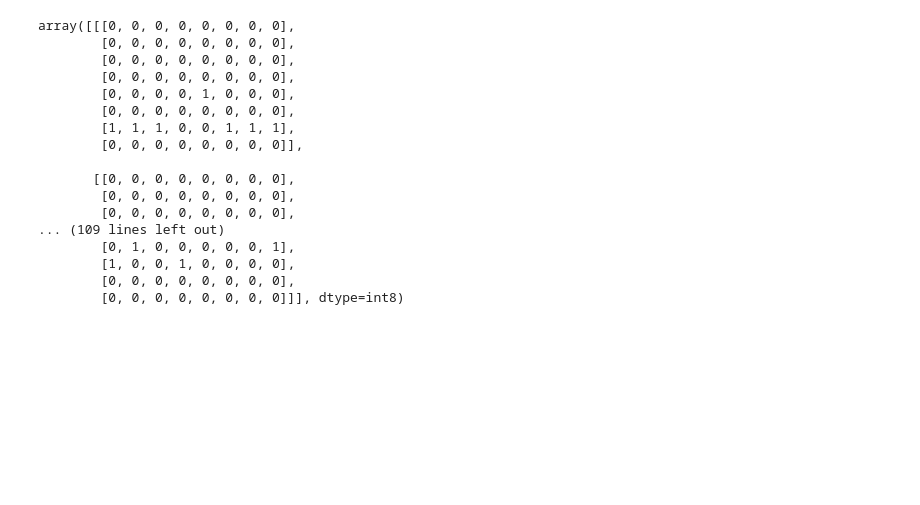
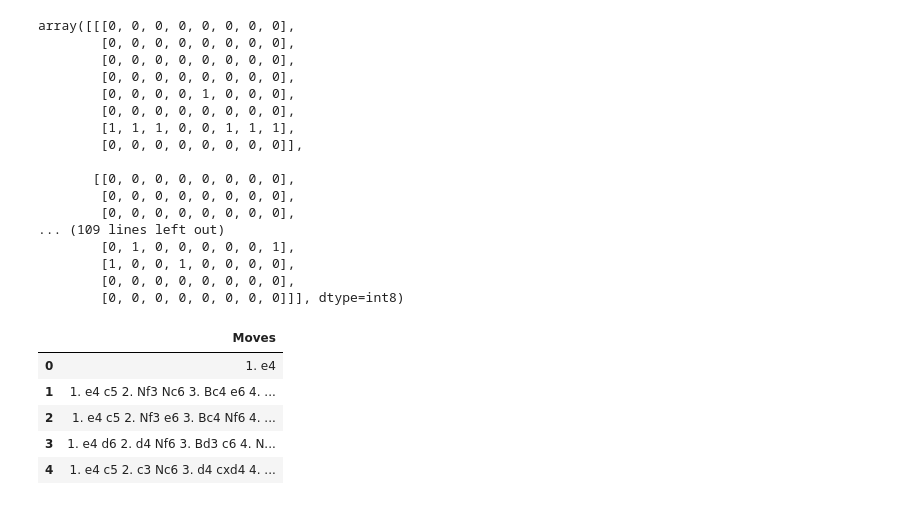
Before and after one commit to SaubhagyaSingh/ShadowGM, a Jupyter notebook: Mimic.ipynb, the cells around one changed output. Drawn from its saved outputs; the diff is of its cells as text; code cells hidden in the pictures; blank space fills up the shorter version.

```diff
--- a/Mimic.ipynb
+++ b/Mimic.ipynb
@@ -355,3 +349,14 @@ array([[[0, 0, 0, 0, 0, 0, 0, 0],
         [1, 0, 0, 1, 0, 0, 0, 0],
         [0, 0, 0, 0, 0, 0, 0, 0],
         [0, 0, 0, 0, 0, 0, 0, 0]]], dtype=int8)
+# %%
+moves=pd.DataFrame(df['Moves'])
+# %%
+moves.head()
+# %% [output]
+|  | Moves |
+| 0 | 1. e4 |
+| 1 | 1. e4 c5 2. Nf3 Nc6 3. Bc4 e6 4. ... |
+| 2 | 1. e4 c5 2. Nf3 e6 3. Bc4 Nf6 4. ... |
+| 3 | 1. e4 d6 2. d4 Nf6 3. Bd3 c6 4. N... |
+| 4 | 1. e4 c5 2. c3 Nc6 3. d4 cxd4 4. ... |
```
Also changed, not shown: parts of 18 cells of this notebook, 2 other files.
